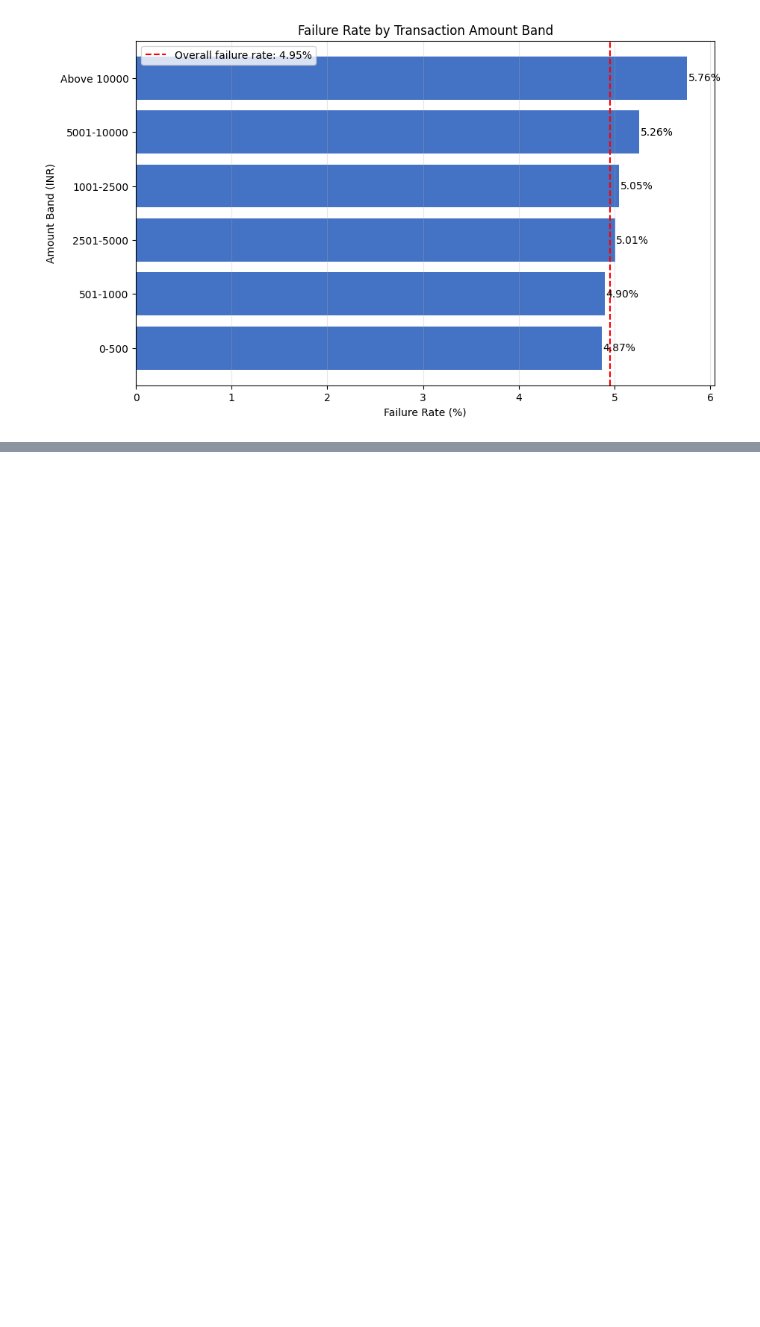
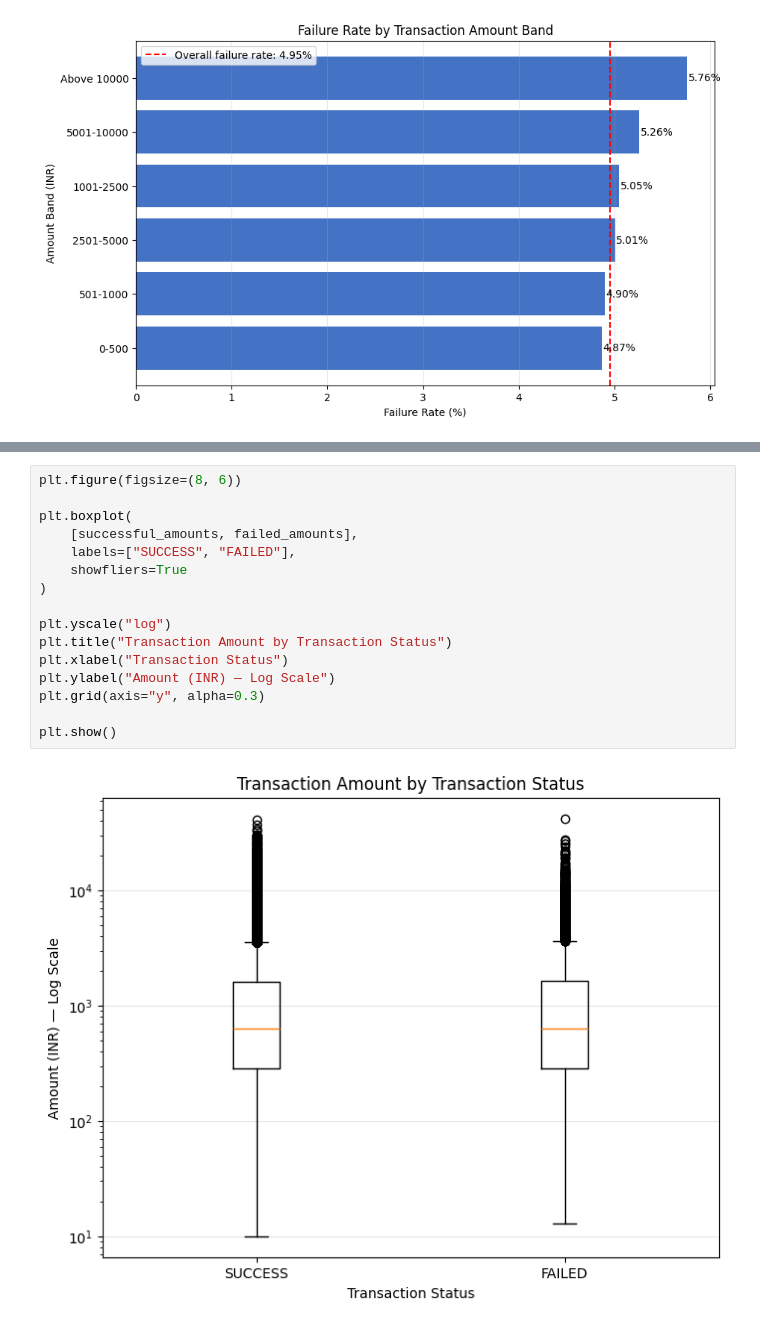
Before and after one commit to KaviyaVelmurugan/upi-transaction-intelligence-platform, a Jupyter notebook: notebooks/02_eda.ipynb, the cells around one changed output, grey strips where cells are left out. Drawn from its saved outputs; the diff is of its cells as text; blank space fills up the shorter version.

Commit message:
Transaction amount analysis

```diff
--- a/notebooks/02_eda.ipynb
+++ b/notebooks/02_eda.ipynb
@@ -1788,0 +1863,18 @@ plt.show()
+# %%
+plt.figure(figsize=(8, 6))
+
+plt.boxplot(
+    [successful_amounts, failed_amounts],
+    labels=["SUCCESS", "FAILED"],
+    showfliers=True
+)
+
+plt.yscale("log")
+plt.title("Transaction Amount by Transaction Status")
+plt.xlabel("Transaction Status")
+plt.ylabel("Amount (INR) — Log Scale")
+plt.grid(axis="y", alpha=0.3)
+
+plt.show()
+# %% [output]
+[figure, added]
```
Also changed, not shown: parts of 3 cells of this notebook, 1 other file.
